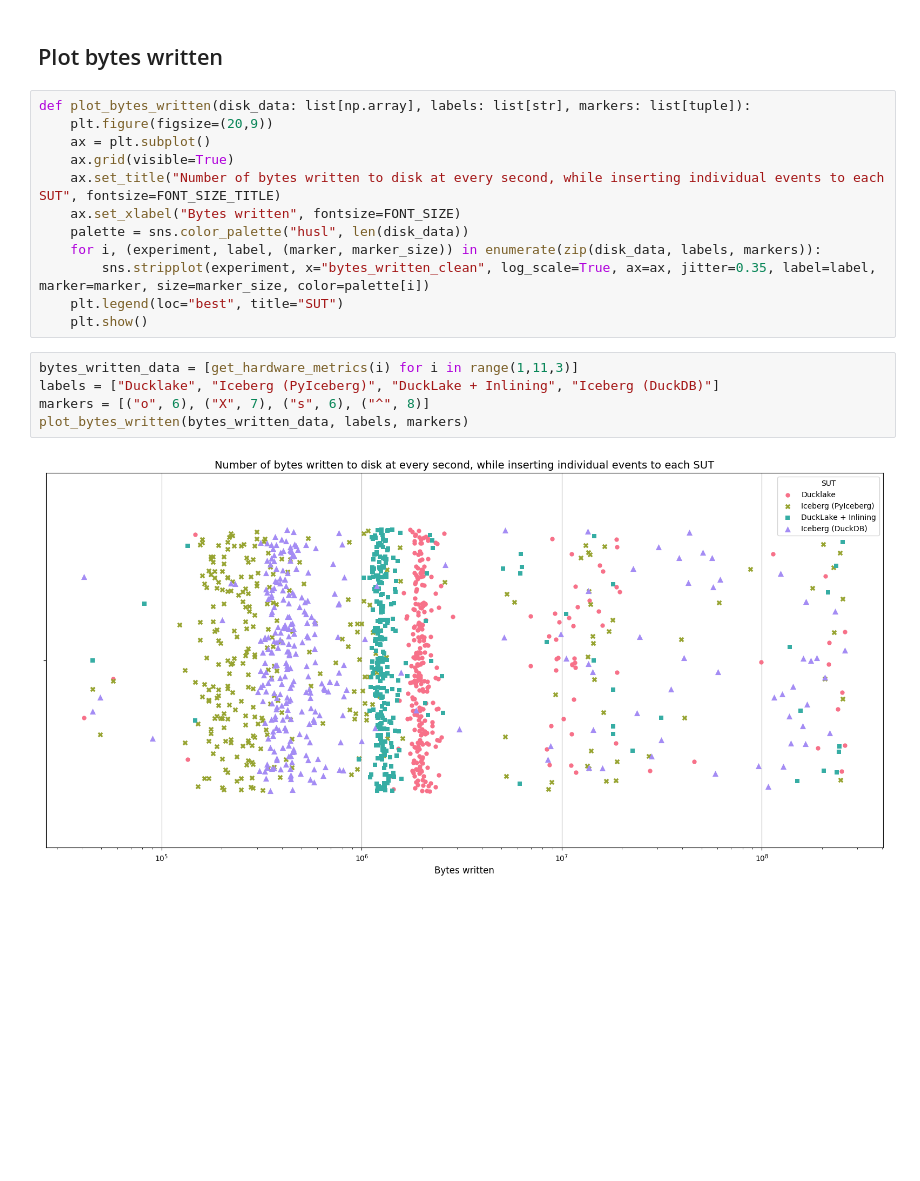
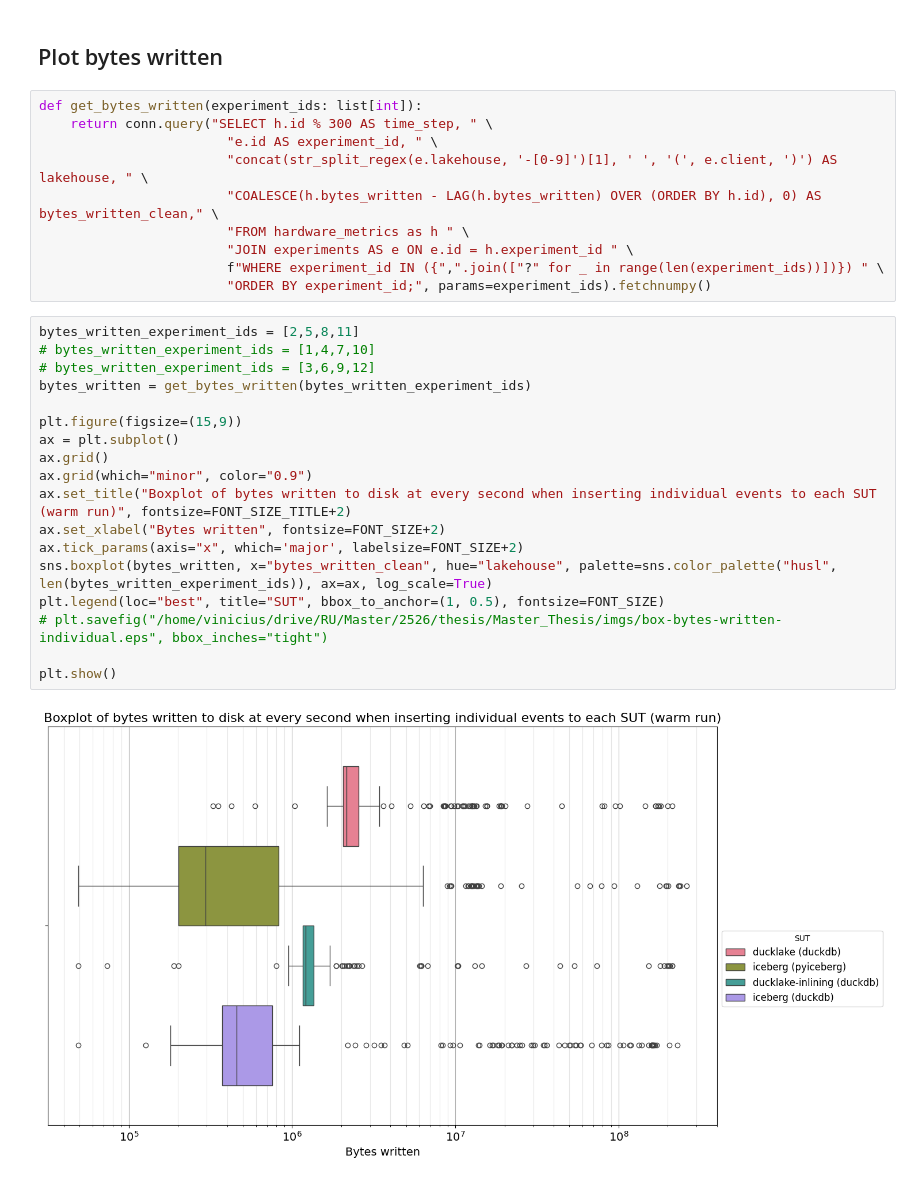
Before and after one commit to schmidtvinicius/thesis, a Jupyter notebook: benchmark/analysis/analysis.ipynb, the cells around one changed output. Cells and saved outputs as stored; diff of their text form; blank space fills up the shorter version.

Commit message:
Created some more plots

```diff
--- a/benchmark/analysis/analysis.ipynb
+++ b/benchmark/analysis/analysis.ipynb
@@ -165,21 +102,32 @@ plt.show()
 # %% [markdown]
 ## Plot bytes written
-# %%
-def plot_bytes_written(disk_data: list[np.array], labels: list[str], markers: list[tuple]):
-    plt.figure(figsize=(20,9))
-    ax = plt.subplot()
-    ax.grid(visible=True)
-    ax.set_title("Number of bytes written to disk at every second, while inserting individual events to each SUT", fontsize=FONT_SIZE_TITLE)
-    ax.set_xlabel("Bytes written", fontsize=FONT_SIZE)
-    palette = sns.color_palette("husl", len(disk_data))
-    for i, (experiment, label, (marker, marker_size)) in enumerate(zip(disk_data, labels, markers)):
-        sns.stripplot(experiment, x="bytes_written_clean", log_scale=True, ax=ax, jitter=0.35, label=label, marker=marker, size=marker_size, color=palette[i])
-    plt.legend(loc="best", title="SUT")
-    plt.show()
+# %%
+def get_bytes_written(experiment_ids: list[int]):
+    return conn.query("SELECT h.id % 300 AS time_step, " \
+                        "e.id AS experiment_id, " \
+                        "concat(str_split_regex(e.lakehouse, '-[0-9]')[1], ' ', '(', e.client, ')') AS lakehouse, " \
+                        "COALESCE(h.bytes_written - LAG(h.bytes_written) OVER (ORDER BY h.id), 0) AS bytes_written_clean," \
+                        "FROM hardware_metrics as h " \
+                        "JOIN experiments AS e ON e.id = h.experiment_id " \
+                        f"WHERE experiment_id IN ({",".join(["?" for _ in range(len(experiment_ids))])}) " \
+                        "ORDER BY experiment_id;", params=experiment_ids).fetchnumpy()
 # %%
-bytes_written_data = [get_hardware_metrics(i) for i in range(1,11,3)]
-labels = ["Ducklake", "Iceberg (PyIceberg)", "DuckLake + Inlining", "Iceberg (DuckDB)"]
-markers = [("o", 6), ("X", 7), ("s", 6), ("^", 8)]
-plot_bytes_written(bytes_written_data, labels, markers)
+bytes_written_experiment_ids = [2,5,8,11]
+# bytes_written_experiment_ids = [1,4,7,10]
+# bytes_written_experiment_ids = [3,6,9,12]
+bytes_written = get_bytes_written(bytes_written_experiment_ids)
+
+plt.figure(figsize=(15,9))
+ax = plt.subplot()
+ax.grid()
+ax.grid(which="minor", color="0.9")
+ax.set_title("Boxplot of bytes written to disk at every second when inserting individual events to each SUT (warm run)", fontsize=FONT_SIZE_TITLE+2)
+ax.set_xlabel("Bytes written", fontsize=FONT_SIZE+2)
+ax.tick_params(axis="x", which='major', labelsize=FONT_SIZE+2)
+sns.boxplot(bytes_written, x="bytes_written_clean", hue="lakehouse", palette=sns.color_palette("husl", len(bytes_written_experiment_ids)), ax=ax, log_scale=True)
+plt.legend(loc="best", title="SUT", bbox_to_anchor=(1, 0.5), fontsize=FONT_SIZE)
+# plt.savefig("/home/vinicius/drive/RU/Master/2526/thesis/Master_Thesis/imgs/box-bytes-written-individual.eps", bbox_inches="tight")
+
+plt.show()
 # %% [output]
-[figure, old version]
+[figure, new version]
```
Also changed, not shown: parts of 27 cells of this notebook, 1 other file.
